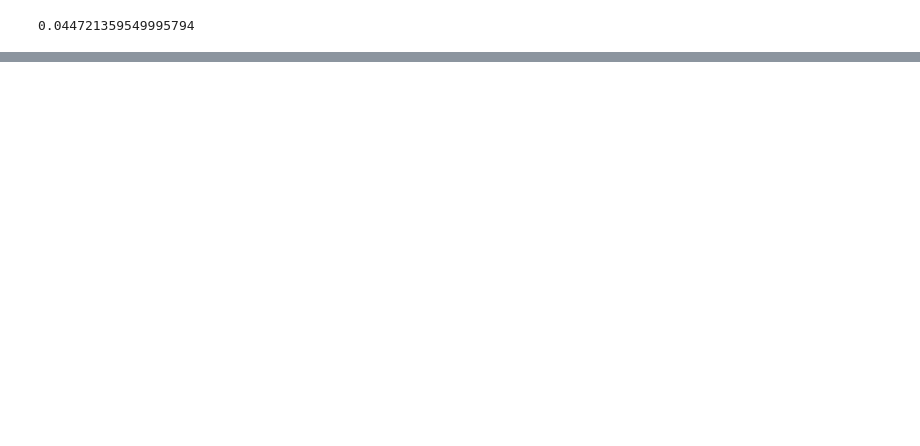
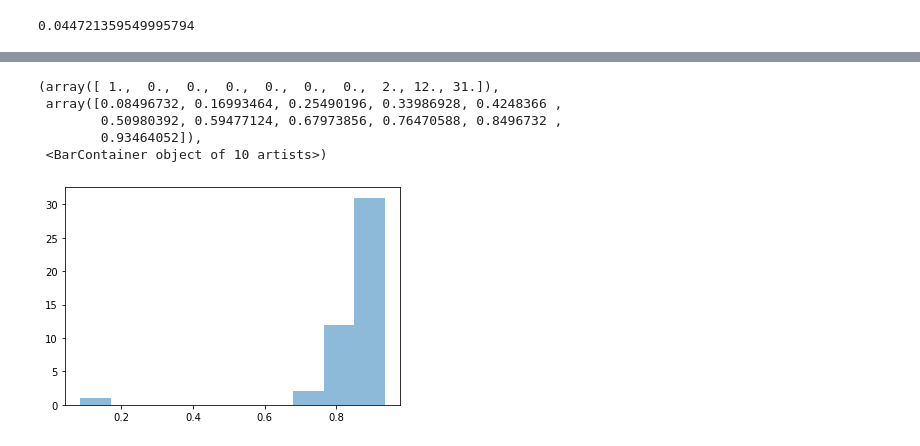
Before and after one commit to laurenhoft/ABmem, a Jupyter notebook: ABmemNotebook.ipynb, the cells around one changed output, grey strips where cells are left out. Drawn from its saved outputs; the diff is of its cells as text; code cells hidden in the pictures; blank space fills up the shorter version.

```diff
--- a/ABmemNotebook.ipynb
+++ b/ABmemNotebook.ipynb
@@ -369,0 +383,12 @@ TypeError: unsupported operand type(s) for *: 'float' and 'function'
+# %%
+import matplotlib.pyplot as plt
+import numpy as np
+fig = plt.figure()
+plt.hist(df['ABT1overall'], alpha=0.5)
+# %% [output]
+(array([ 1.,  0.,  0.,  0.,  0.,  0.,  0.,  2., 12., 31.]),
+ array([0.08496732, 0.16993464, 0.25490196, 0.33986928, 0.4248366 ,
+        0.50980392, 0.59477124, 0.67973856, 0.76470588, 0.8496732 ,
+        0.93464052]),
+ <BarContainer object of 10 artists>)
+[figure, added]
```
Also changed, not shown: parts of 26 cells of this notebook, 2 other files.
